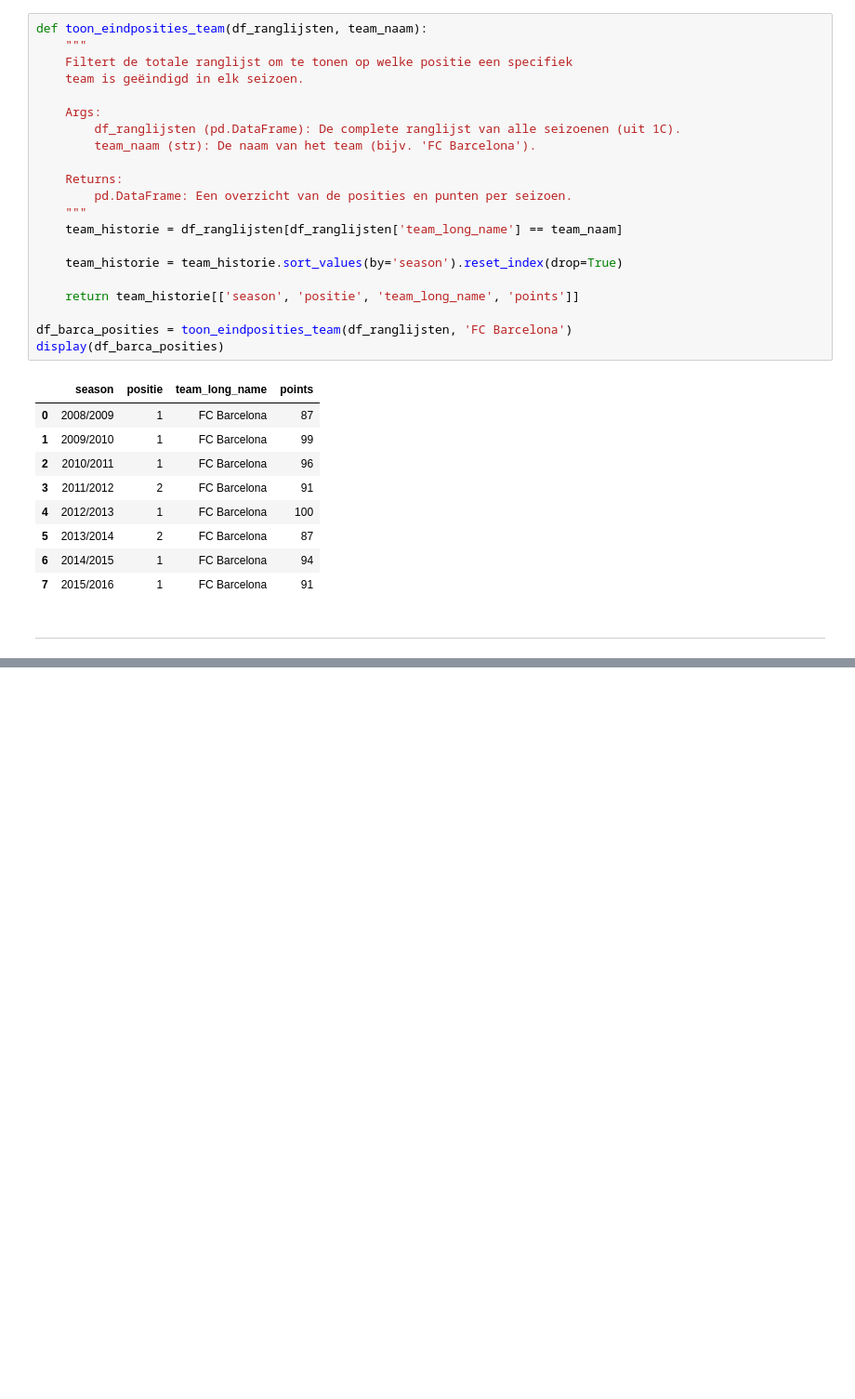
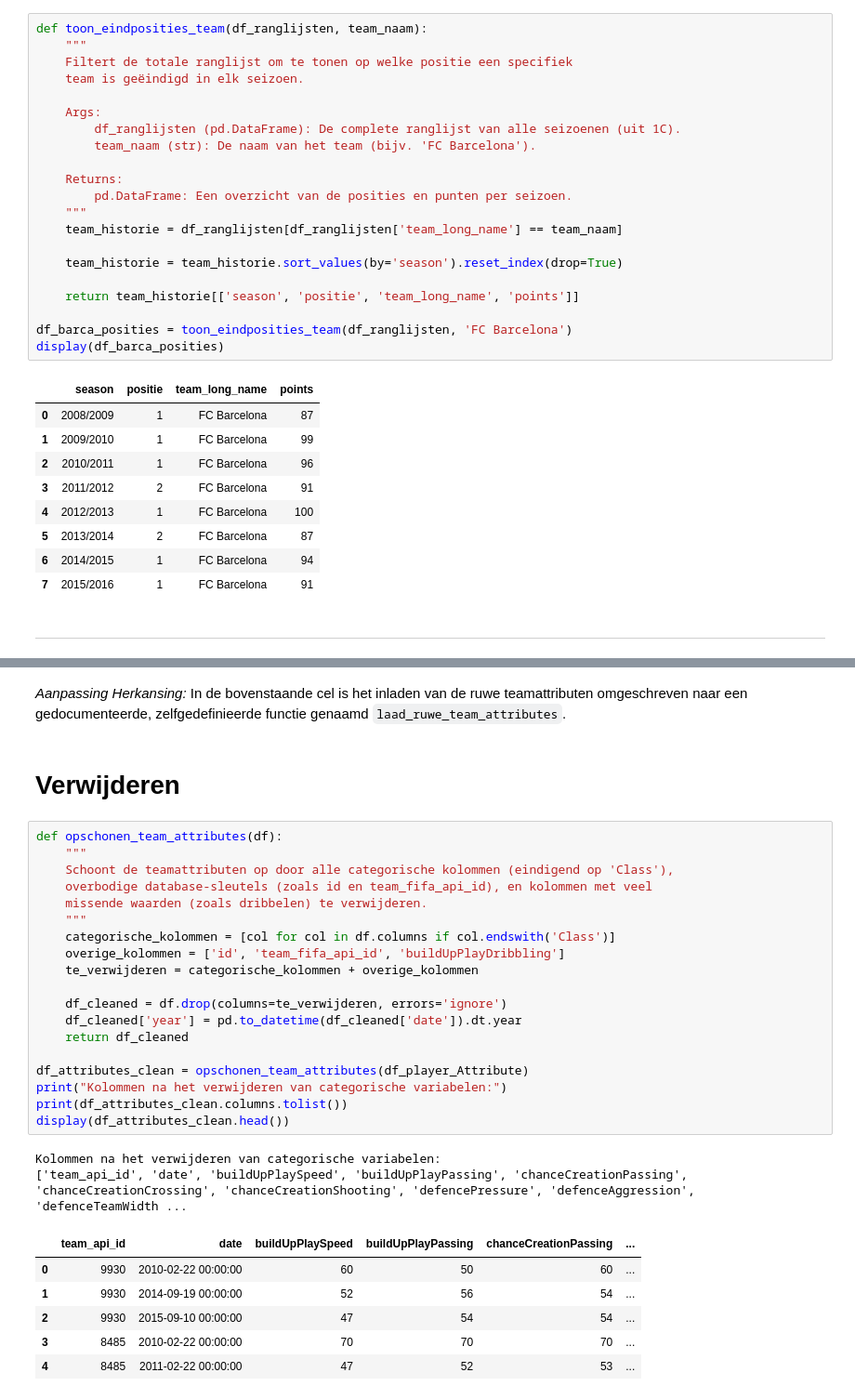
Before and after one commit to ShaliniBekaroe/Datalab_semester2_Groep1, a Jupyter notebook: notebook/data_mining_sprint3.ipynb, the cells around one changed output, grey strips where cells are left out. Shown at 93% size. Saved outputs shown, nothing was run; the diff lists cells and outputs as text; blank space fills up the shorter version.

```diff
--- a/notebook/data_mining_sprint3.ipynb
+++ b/notebook/data_mining_sprint3.ipynb
@@ -290,0 +335,32 @@ Als we kijken naar de correlatiematrix en de regressie-analyse, vallen op basis
+# %% [markdown]
+*Aanpassing Herkansing:* In de bovenstaande cel is het inladen van de ruwe teamattributen omgeschreven naar een gedocumenteerde, zelfgedefinieerde functie genaamd `laad_ruwe_team_attributes`.
+# %% [markdown]
+# Verwijderen
+# %%
+def opschonen_team_attributes(df):
+    """
+    Schoont de teamattributen op door alle categorische kolommen (eindigend op 'Class'),
+    overbodige database-sleutels (zoals id en team_fifa_api_id), en kolommen met veel
+    missende waarden (zoals dribbelen) te verwijderen.
+    """
+    categorische_kolommen = [col for col in df.columns if col.endswith('Class')]
+    overige_kolommen = ['id', 'team_fifa_api_id', 'buildUpPlayDribbling']
+    te_verwijderen = categorische_kolommen + overige_kolommen
+
+    df_cleaned = df.drop(columns=te_verwijderen, errors='ignore')
+    df_cleaned['year'] = pd.to_datetime(df_cleaned['date']).dt.year
+    return df_cleaned
+
+df_attributes_clean = opschonen_team_attributes(df_player_Attribute)
+print("Kolommen na het verwijderen van categorische variabelen:")
+print(df_attributes_clean.columns.tolist())
+display(df_attributes_clean.head())
+# %% [output]
+Kolommen na het verwijderen van categorische variabelen:
+['team_api_id', 'date', 'buildUpPlaySpeed', 'buildUpPlayPassing', 'chanceCreationPassing', 'chanceCreationCrossing', 'chanceCreationShooting', 'defencePressure', 'defenceAggression', 'defenceTeamWidth ...
+|  | team_api_id | date | buildUpPlaySpeed | buildUpPlayPassing | chanceCreationPassing | ... |
+| 0 | 9930 | 2010-02-22 00:00:00 | 60 | 50 | 60 | ... |
+| 1 | 9930 | 2014-09-19 00:00:00 | 52 | 56 | 54 | ... |
+| 2 | 9930 | 2015-09-10 00:00:00 | 47 | 54 | 54 | ... |
+| 3 | 8485 | 2010-02-22 00:00:00 | 70 | 70 | 70 | ... |
+| 4 | 8485 | 2011-02-22 00:00:00 | 47 | 52 | 53 | ... |
```
Also changed, not shown: parts of 24 cells of this notebook.
